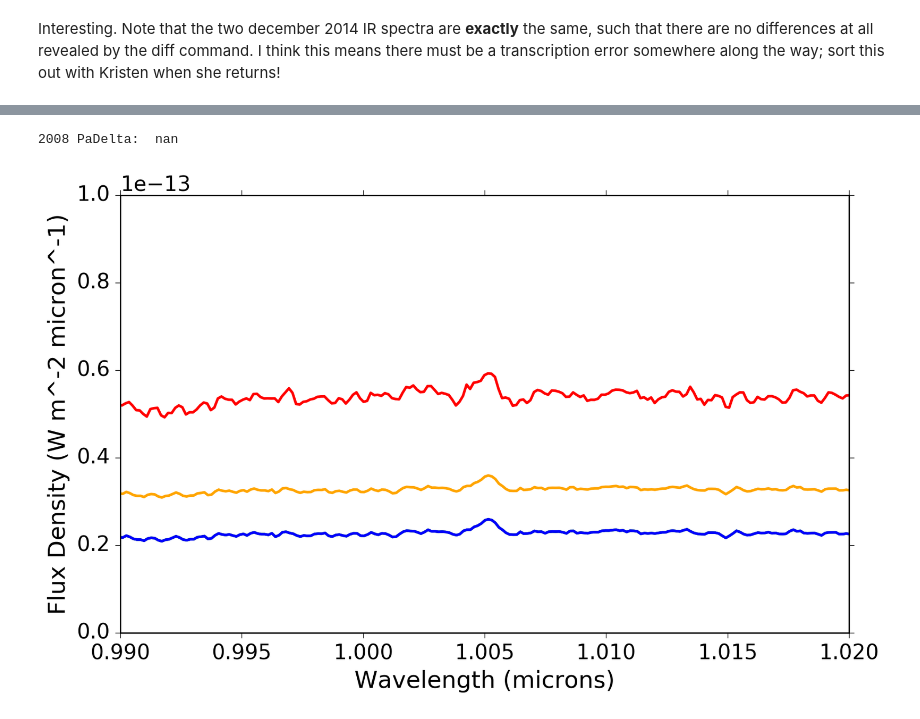
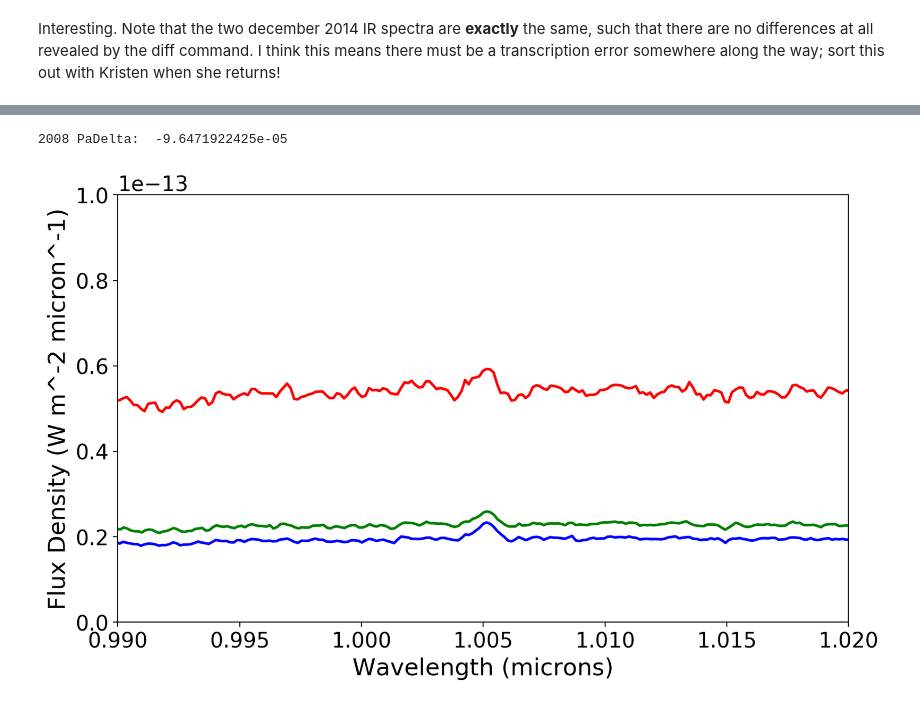
Before and after one commit to kevincovey/AATau, a Jupyter notebook: AATau_SpectralMeasurements.ipynb, the cells around one changed output, grey strips where cells are left out. Drawn from its saved outputs; the diff is of its cells as text; code cells hidden in the pictures.

```diff
--- a/AATau_SpectralMeasurements.ipynb
+++ b/AATau_SpectralMeasurements.ipynb
@@ -58,7 +58,7 @@ OptSpec_2008_flux = OptSpec_2008[:,1]
 # %%
 #Read in AA Tau's 2014 spectra, starting with the IR channel
 IRSpec_dec2_2014 = np.genfromtxt('spectra/AATau_IR2014dec02.spec', usecols=range(2), filling_values = -99.)
-IRSpec_dec12_2014 = np.genfromtxt('spectra/AATau_IR2014dec12.spec', usecols=range(2), filling_values = -99.)
+IRSpec_dec12_2014 = np.genfromtxt('spectra/AATau_IR2014dec12_corrected.spec', usecols=range(2), filling_values = -99.)
 
 #Store the individual flux and wavelength columns as separate arrays for ease of use
 IRSpec_dec2_2014.shape
@@ -158,30 +159,30 @@ Dec 12 2014 Hbeta:  -0.00130033765273
 # %%
 #Now zoom in on PaDelta and compute the EqW.
 plt.plot(IRSpec_2008_wavelength, IRSpec_2008_flux, linewidth = 2, color = 'red')
 plt.plot(IRSpec_dec2_2014_wavelength, IRSpec_dec2_2014_flux, linewidth = 2, color = 'green')
 plt.plot(IRSpec_dec12_2014_wavelength, IRSpec_dec12_2014_flux, linewidth = 2, color = 'blue')
 #originally I could only see two spectra in this plot, so add an offset to the dec 2nd to show
 #that it is exactly the same as the dec12...
-plt.plot(IRSpec_dec2_2014_wavelength, IRSpec_dec2_2014_flux+1e-14, linewidth = 2, color = 'orange')
+#plt.plot(IRSpec_dec2_2014_wavelength, IRSpec_dec2_2014_flux+1e-14, linewidth = 2, color = 'orange')
 
 plt.axis([0.99,1.02,0,1E-13])
 xlabel = plt.xlabel('Wavelength (microns)')
 ylabel = plt.ylabel('Flux Density (W m^-2 micron^-1)')  #ARE THESE ACTUALLY THE RIGHT UNITS????
 
 #WHY IS THIS EQUIVALENT WIDTH MEASUREMENT NOT WORKING?!?!?!?!
 PaDelta_EqW_2008 = measure_eqw(IRSpec_2008_wavelength, IRSpec_2008_flux, 1.004, 1.006, 0.999, 1.001,
                          1.008, 1.01, trapsum=True)
 print('2008 PaDelta: ', PaDelta_EqW_2008)
 
 #PaDelta_dec12_2014 = measure_eqw(IRSpec_dec12_2014_wavelength, IRSpec_dec12_2014_flux, 1.004, 1.006, 0.999, 1.001,
 #                         1.008, 1.01, trapsum=False)
 #print('Dec 12 2014 PaDelta: ', PaDelta_dec12_2014)
 
 #PaDelta_dec2_2014 = measure_eqw(IRSpec_dec2_2014_wavelength, IRSpec_dec2_2014_flux, 1.004, 1.006, 0.999, 1.001,
 #                         1.008, 1.01, trapsum=False)
 #print('Dec 2 2014 PaDelta: ', PaDelta_dec12_2014)
 # %% [output]
-2008 PaDelta:  nan
+2008 PaDelta:  -9.6471922425e-05
-[figure, old version]
+[figure, new version]
 # %%
 #Now zoom in on HeI 10830 and compare the line profiles.
```
Also changed, not shown: parts of 13 cells of this notebook, 1 other file.
